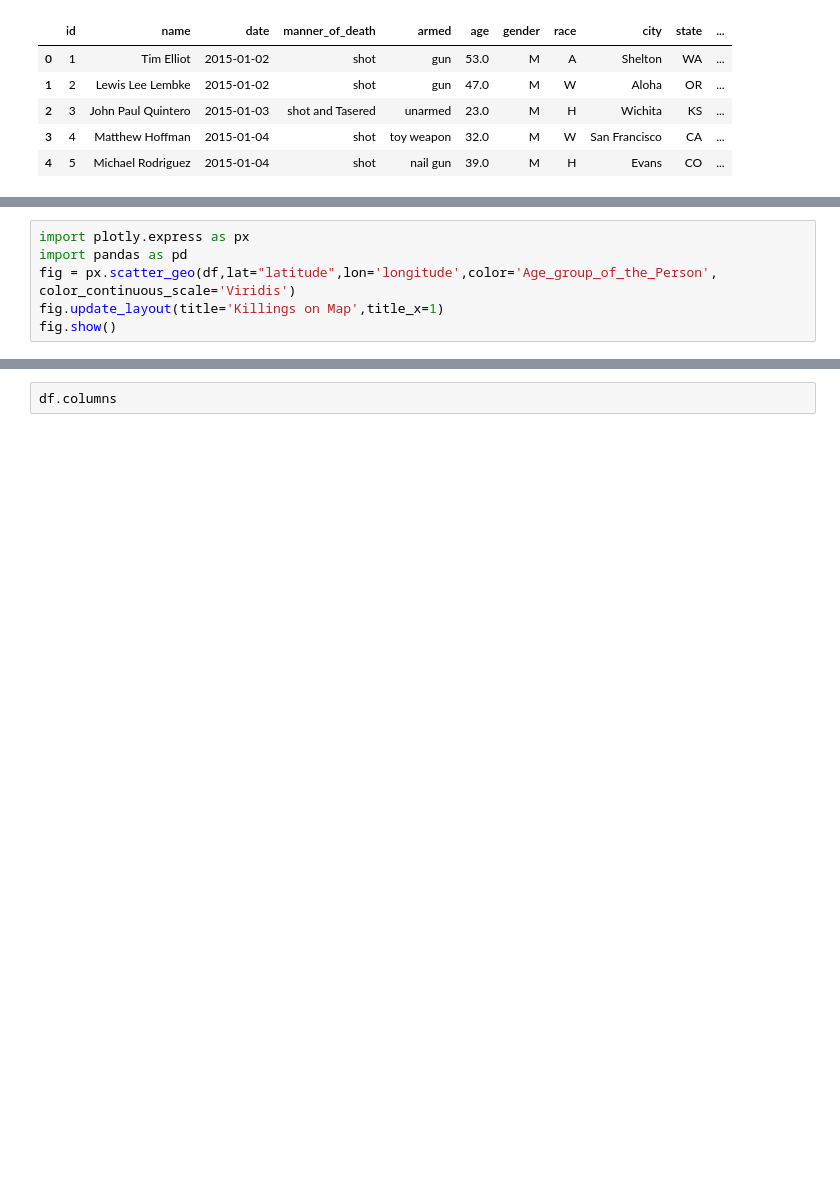
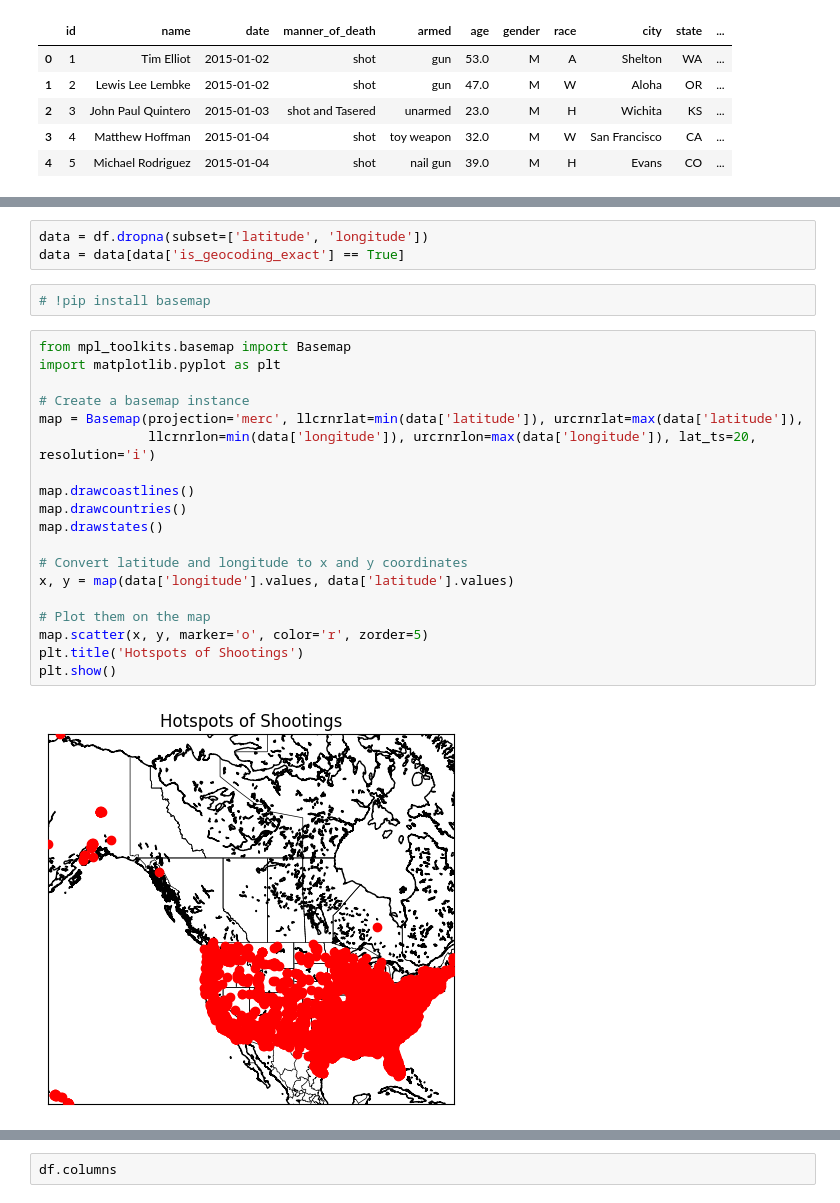
Before and after one commit to sai-charan-b/data-mining-project, a Jupyter notebook: charan_data_analysis.ipynb, the cells around one changed output, grey strips where cells are left out. Drawn from its saved outputs; the diff is of its cells as text; blank space fills up the shorter version.

```diff
--- a/charan_data_analysis.ipynb
+++ b/charan_data_analysis.ipynb
@@ -202,6 +200,26 @@ Name: count, dtype: int64
-# %%
-import plotly.express as px
-import pandas as pd
-fig = px.scatter_geo(df,lat="latitude",lon='longitude',color='Age_group_of_the_Person', color_continuous_scale='Viridis')
-fig.update_layout(title='Killings on Map',title_x=1)
-fig.show()
+# %%
+data = df.dropna(subset=['latitude', 'longitude'])
+data = data[data['is_geocoding_exact'] == True]
+# %%
+# !pip install basemap
+# %%
+from mpl_toolkits.basemap import Basemap
+import matplotlib.pyplot as plt
+
+# Create a basemap instance
+map = Basemap(projection='merc', llcrnrlat=min(data['latitude']), urcrnrlat=max(data['latitude']),
+              llcrnrlon=min(data['longitude']), urcrnrlon=max(data['longitude']), lat_ts=20, resolution='i')
+
+map.drawcoastlines()
+map.drawcountries()
+map.drawstates()
+
+# Convert latitude and longitude to x and y coordinates
+x, y = map(data['longitude'].values, data['latitude'].values)
+
+# Plot them on the map
+map.scatter(x, y, marker='o', color='r', zorder=5)
+plt.title('Hotspots of Shootings')
+plt.show()
+# %% [output]
+[figure, added]
```
Also changed, not shown: parts of 25 cells of this notebook.
